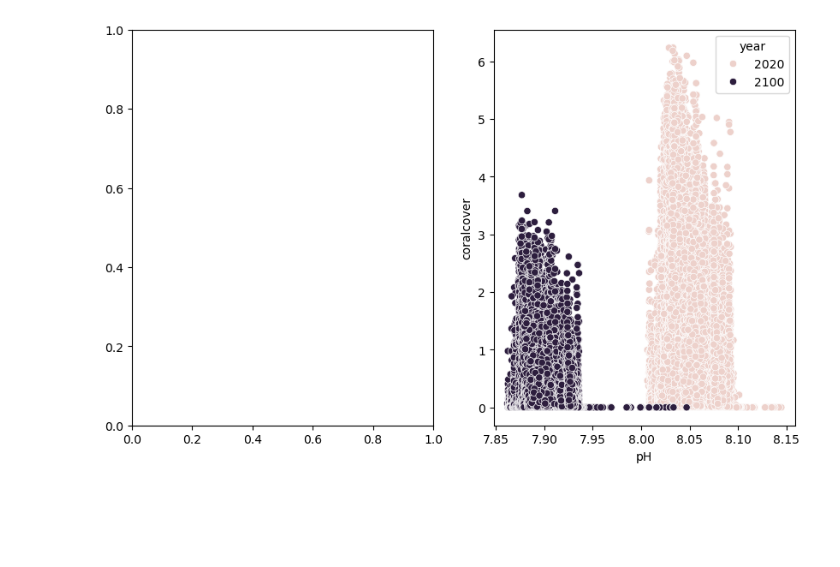
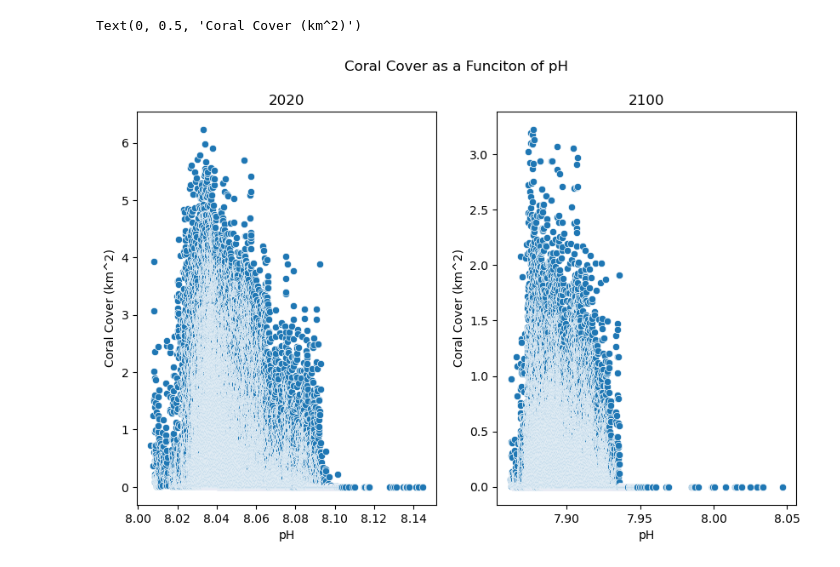
Before and after one commit to jakereichard/691I-final-project, a Jupyter notebook: Test plots-1.ipynb, the cells around one changed output. Cells and saved outputs as stored; diff of their text form; code cells hidden in the pictures; blank space fills up the shorter version.

```diff
--- a/Test plots-1.ipynb
+++ b/Test plots-1.ipynb
@@ -61,39 +63,83 @@ data = pd.read_csv('Datasets/coral_forecast.csv', skiprows=[1])
 
 # Group data by site
 # Sites are characterised by a unique (lon, lat) combination. To group sites together,
 # we can firstly create a new column with the combined longitude and latitude.
 data['lon_lat'] = list(zip(data.longitude, data.latitude))
 
 # We can now perform groupby operations, e.g. computing mean values across all models
 data = data.groupby('lon_lat').mean().drop(columns='model')
 
 
-# Display a summary
-test = data.reset_index()
-test.columns = test.columns.str.replace('_', '')
-long = pd.wide_to_long(test, stubnames=['pH', 'coralcover'], i='lonlat', j='year')
-long
+# Group by both pH and year to calculate the mean coral cover for each combination
+mean_coral_cover_2020 = data.groupby(['pH_2020'])['coral_cover_2020'].mean().reset_index()
+
+mean_cover_2020 = mean_coral_cover_2020.groupby('pH_2020')['coral_cover_2020'].mean().reset_index()
 
 
-#plot
-fig,(ax1,ax2)=plt.subplots(1,2,figsize=(10,6))
-ax1 = sns.scatterplot(data=long, x='pH',y='coralcover', hue= 'year')
+
+mean_coral_cover_2100 = data.groupby(['pH_2100'])['coral_cover_2100'].mean().reset_index()
+
+# #plot
+fig,axes =plt.subplots(1,2,figsize=(10,6))
+fig.suptitle('Coral Cover as a Funciton of pH')
+
+#2020
+sns.scatterplot(ax= axes[0], data=mean_cover_2020, x='pH_2020',y='coral_cover_2020')
+
+axes[0].set_title('2020')
+axes[0].set_xlabel("pH")
+axes[0].set_ylabel('Coral Cover (km^2)')
+#2100
+sns.scatterplot(ax= axes[1], data=mean_coral_cover_2100, x='pH_2100',y='coral_cover_2100')
+
+axes[1].set_title('2100')
+axes[1].set_xlabel("pH")
+axes[1].set_ylabel('Coral Cover (km^2)')
+
+
+#Got lost and confused with getting means
+
+# # Display a summary
+# test = data.reset_index()
+# test.columns = test.columns.str.replace('_', '')
+# long = pd.wide_to_long(test, stubnames=['pH', 'coralcover'], i='lonlat', j='year')
+# long
+
+
+# #plot
+# fig,(ax1,ax2)=plt.subplots(1,2,figsize=(10,6))
+# ax1 = sns.scatterplot(data=long, x='pH',y='coralcover', hue= 'year')
 
 
 # #Group by pH and calculate the mean coral cover
 # mean_coral_cover = long.groupby('pH','year')['coralcover'].mean().reset_index()
 
 # mean_coral_cover
 
 # #Reshape using melt, melting around pH values
 # data_melt_pH= pd.melt(data, id_vars=['coral_cover_2020','coral_cover_2100'], value_vars=['pH_2020','pH_2100'], var_name='year', value_name='pH')
 
 # #Reshape again so that you can have two line for 2020 and 2100
 # data_melt_pH_year=pd.melt(data_melt_pH, id_vars=['pH'], value_vars= ['coral_cover_2020', 'coral_cover_2100'], var_name='Year', value_name='Coral Cover')
 
 # #
 # temp=data.reset_index()
 # test=pd.wide_to_long(temp, stubnames='pH', i='lon_lat', j='year' )
 # test.head()
+# fig,(ax1,ax2)=plt.subplots(1,2,figsize=(10,6))
+# # ax1.scatter(data.pH_2020,data.coral_cover_2020, alpha=0.05, s=5)
+# # plt.show()
+
+# #Plot using sns.lineplot
+# plt.figure(figsize=(10, 6))
+# ax = sns.lineplot(data=data_melt_pH_year, x='pH', y='Coral Cover', call='year')
+
+# #Edit plot display
+# plt.title('Coral Cover vs pH')
+# plt.xlabel('pH')
+# plt.ylabel('Coral Cover (%)')
+# plt.legend(title='Year')
+# plt.show()
 # %% [output]
+Text(0, 0.5, 'Coral Cover (km^2)')
-[figure, old version]
+[figure, new version]
```
Also changed, not shown: parts of 4 cells of this notebook.
